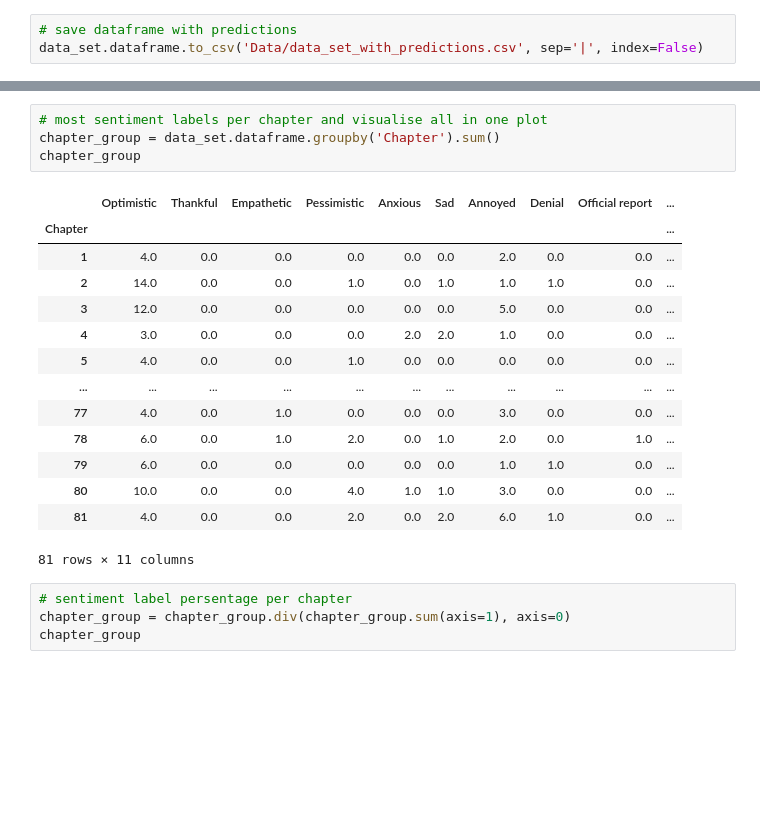
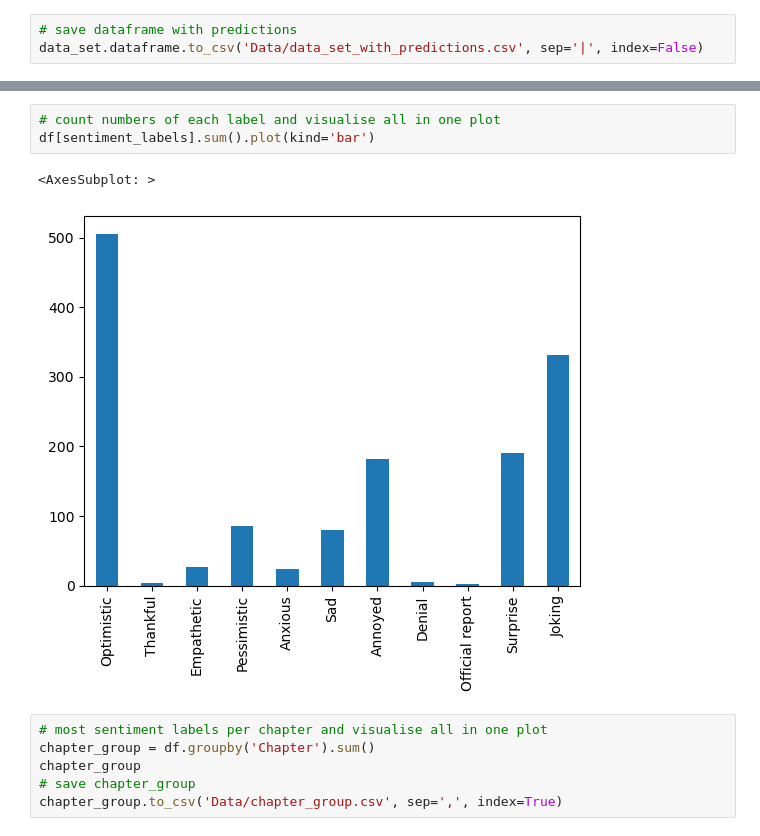
Before and after one commit to sydney-machine-learning/evaluation-deeplearning-NLP, a Jupyter notebook: SentimentAnalysis.ipynb, the cells around one changed output, grey strips where cells are left out. Drawn from its saved outputs; the diff is of its cells as text; blank space fills up the shorter version.

```diff
--- a/SentimentAnalysis.ipynb
+++ b/SentimentAnalysis.ipynb
@@ -178,23 +184,12 @@ plt.show()
+# %%
+# count numbers of each label and visualise all in one plot
+df[sentiment_labels].sum().plot(kind='bar')
+# %% [output]
+<AxesSubplot: >
+[figure, added]
 # %%
 # most sentiment labels per chapter and visualise all in one plot
-chapter_group = data_set.dataframe.groupby('Chapter').sum()
+chapter_group = df.groupby('Chapter').sum()
 chapter_group
+# save chapter_group
+chapter_group.to_csv('Data/chapter_group.csv', sep=',', index=True)
-# %% [output]
-|  | Optimistic | Thankful | Empathetic | Pessimistic | Anxious | Sad | Annoyed | Denial | Official report | ... |
-| Chapter |  |  |  |  |  |  |  |  |  | ... |
-| 1 | 4.0 | 0.0 | 0.0 | 0.0 | 0.0 | 0.0 | 2.0 | 0.0 | 0.0 | ... |
-| 2 | 14.0 | 0.0 | 0.0 | 1.0 | 0.0 | 1.0 | 1.0 | 1.0 | 0.0 | ... |
-| 3 | 12.0 | 0.0 | 0.0 | 0.0 | 0.0 | 0.0 | 5.0 | 0.0 | 0.0 | ... |
-| 4 | 3.0 | 0.0 | 0.0 | 0.0 | 2.0 | 2.0 | 1.0 | 0.0 | 0.0 | ... |
-| 5 | 4.0 | 0.0 | 0.0 | 1.0 | 0.0 | 0.0 | 0.0 | 0.0 | 0.0 | ... |
-| ... | ... | ... | ... | ... | ... | ... | ... | ... | ... | ... |
-| 77 | 4.0 | 0.0 | 1.0 | 0.0 | 0.0 | 0.0 | 3.0 | 0.0 | 0.0 | ... |
-| 78 | 6.0 | 0.0 | 1.0 | 2.0 | 0.0 | 1.0 | 2.0 | 0.0 | 1.0 | ... |
-| 79 | 6.0 | 0.0 | 0.0 | 0.0 | 0.0 | 0.0 | 1.0 | 1.0 | 0.0 | ... |
-| 80 | 10.0 | 0.0 | 0.0 | 4.0 | 1.0 | 1.0 | 3.0 | 0.0 | 0.0 | ... |
-| 81 | 4.0 | 0.0 | 0.0 | 2.0 | 0.0 | 2.0 | 6.0 | 1.0 | 0.0 | ... |
-81 rows × 11 columns
-# %%
-# sentiment label persentage per chapter
-chapter_group = chapter_group.div(chapter_group.sum(axis=1), axis=0)
-chapter_group
```
Also changed, not shown: parts of 3 cells of this notebook, 2 other files.
